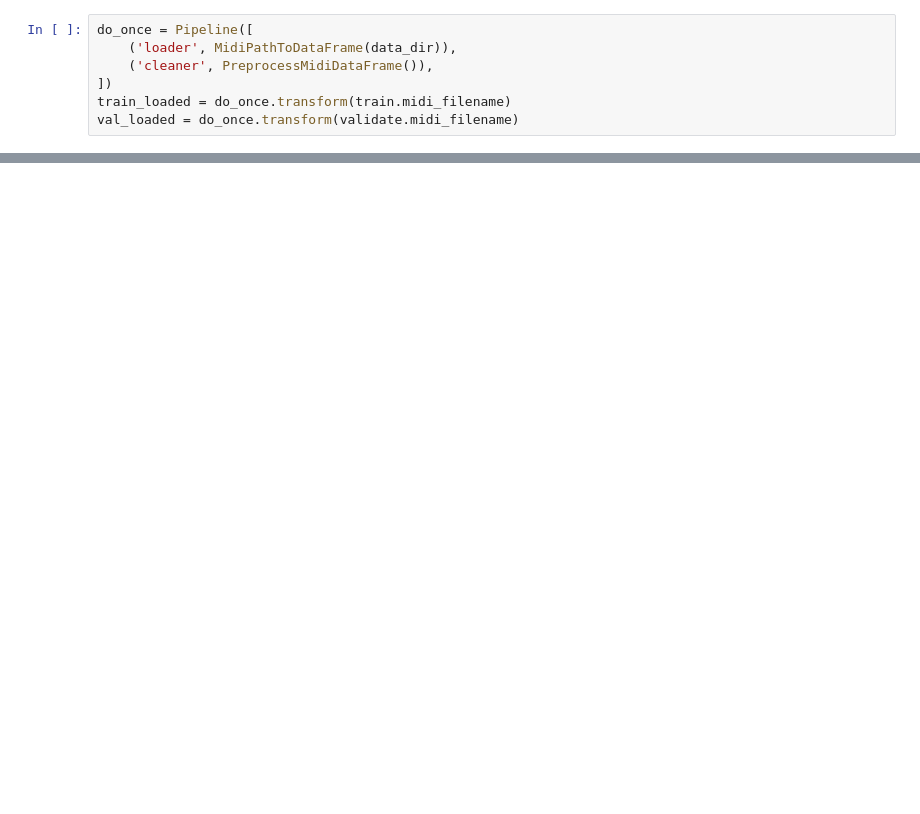
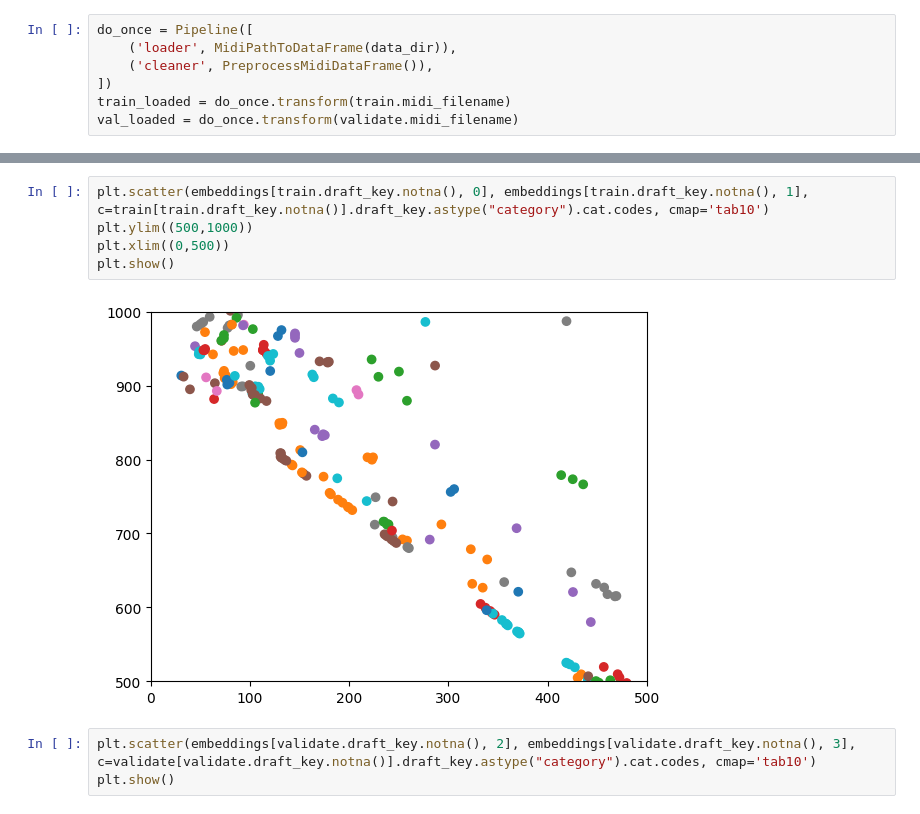
Before and after one commit to cloughurd/melodies, a Jupyter notebook: experiments/ModelCompare.ipynb, the cells around one changed output, grey strips where cells are left out. Saved outputs shown, nothing was run; the diff lists cells and outputs as text; blank space fills up the shorter version.

```diff
--- a/experiments/ModelCompare.ipynb
+++ b/experiments/ModelCompare.ipynb
@@ -87,0 +168,10 @@ NfIsf Iso4 kmeans
+# %%
+plt.scatter(embeddings[train.draft_key.notna(), 0], embeddings[train.draft_key.notna(), 1], c=train[train.draft_key.notna()].draft_key.astype("category").cat.codes, cmap='tab10')
+plt.ylim((500,1000))
+plt.xlim((0,500))
+plt.show()
+# %% [output]
+[figure, added]
+# %%
+plt.scatter(embeddings[validate.draft_key.notna(), 2], embeddings[validate.draft_key.notna(), 3], c=validate[validate.draft_key.notna()].draft_key.astype("category").cat.codes, cmap='tab10')
+plt.show()
```
Also changed, not shown: parts of 12 cells of this notebook, 2 other files.
